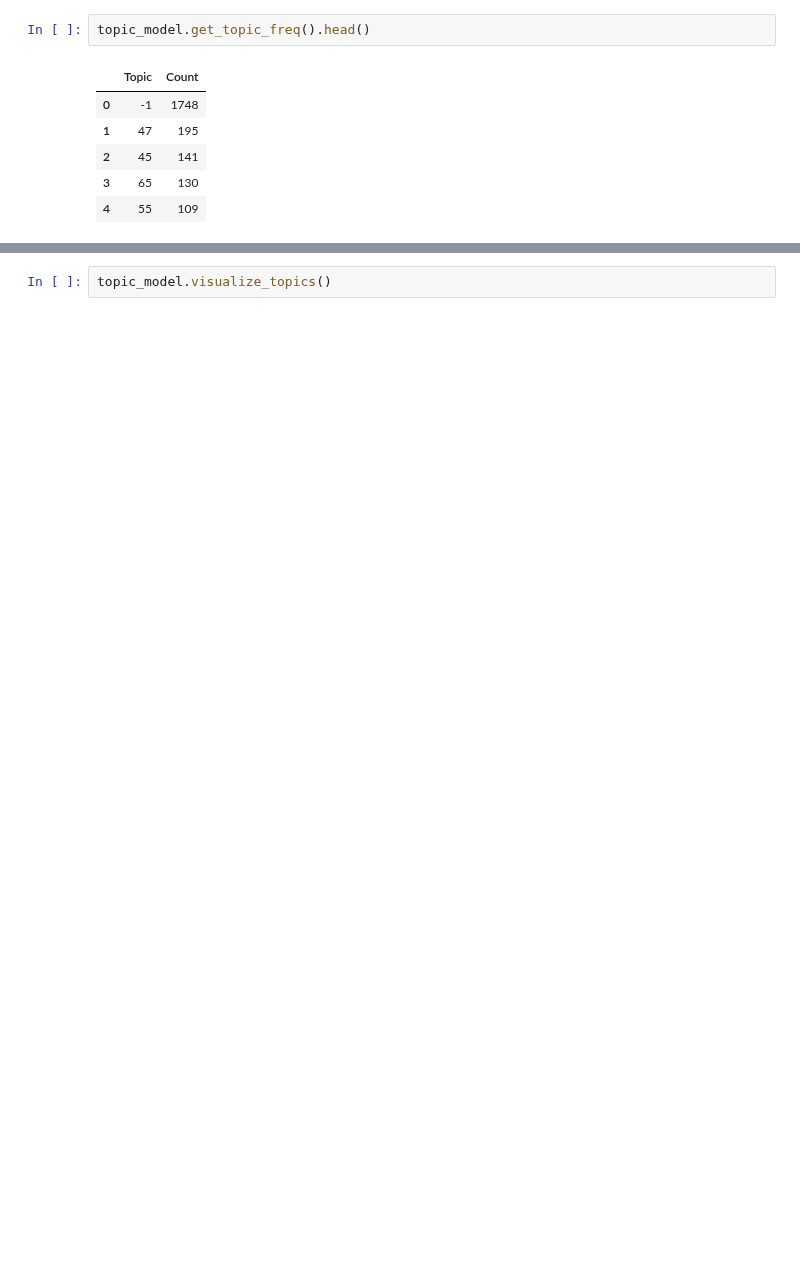
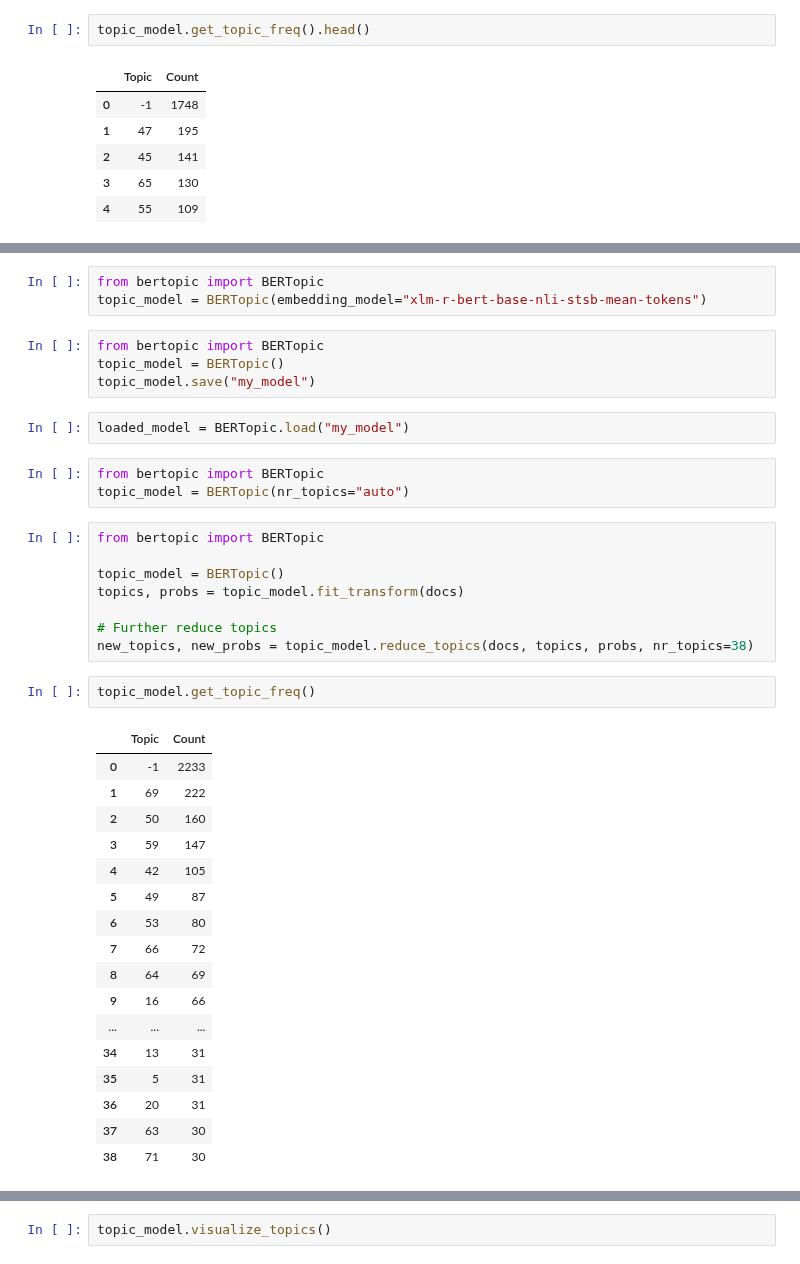
Before and after one commit to akshithamaddi/akshithamaddi_INFO5731, a Jupyter notebook: BerTopic_topic_modeling.ipynb, the cells around one changed output, grey strips where cells are left out. Cells and saved outputs as stored; diff of their text form; blank space fills up the shorter version.

```diff
--- a/BerTopic_topic_modeling.ipynb
+++ b/BerTopic_topic_modeling.ipynb
@@ -96,0 +100,40 @@ topic_model.get_topic(49)
+# %%
+from bertopic import BERTopic
+topic_model = BERTopic(embedding_model="xlm-r-bert-base-nli-stsb-mean-tokens")
+# %%
+from bertopic import BERTopic
+topic_model = BERTopic()
+topic_model.save("my_model")
+# %%
+loaded_model = BERTopic.load("my_model")
+# %%
+from bertopic import BERTopic
+topic_model = BERTopic(nr_topics="auto")
+# %%
+from bertopic import BERTopic
+
+topic_model = BERTopic()
+topics, probs = topic_model.fit_transform(docs)
+
+# Further reduce topics
+new_topics, new_probs = topic_model.reduce_topics(docs, topics, probs, nr_topics=38)
+# %%
+topic_model.get_topic_freq()
+# %% [output]
+|  | Topic | Count |
+| 0 | -1 | 2233 |
+| 1 | 69 | 222 |
+| 2 | 50 | 160 |
+| 3 | 59 | 147 |
+| 4 | 42 | 105 |
+| 5 | 49 | 87 |
+| 6 | 53 | 80 |
+| 7 | 66 | 72 |
+| 8 | 64 | 69 |
+| 9 | 16 | 66 |
+| ... | ... | ... |
+| 34 | 13 | 31 |
+| 35 | 5 | 31 |
+| 36 | 20 | 31 |
+| 37 | 63 | 30 |
+| 38 | 71 | 30 |
```
Also changed, not shown: parts of 24 cells of this notebook.
